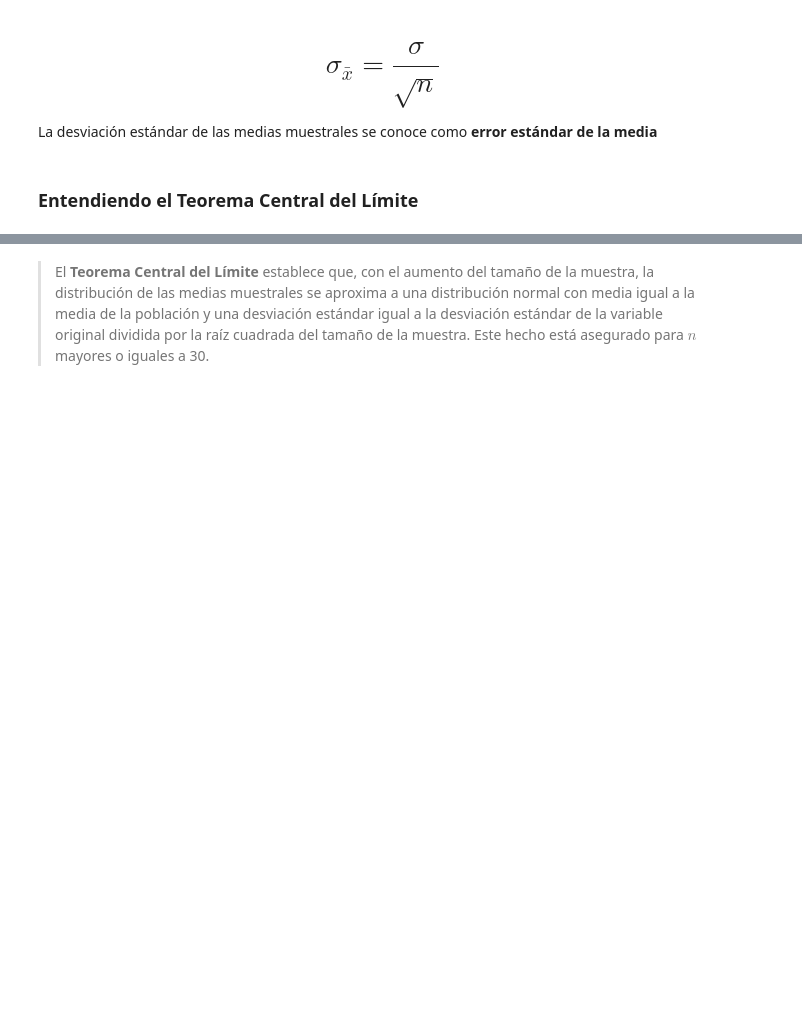
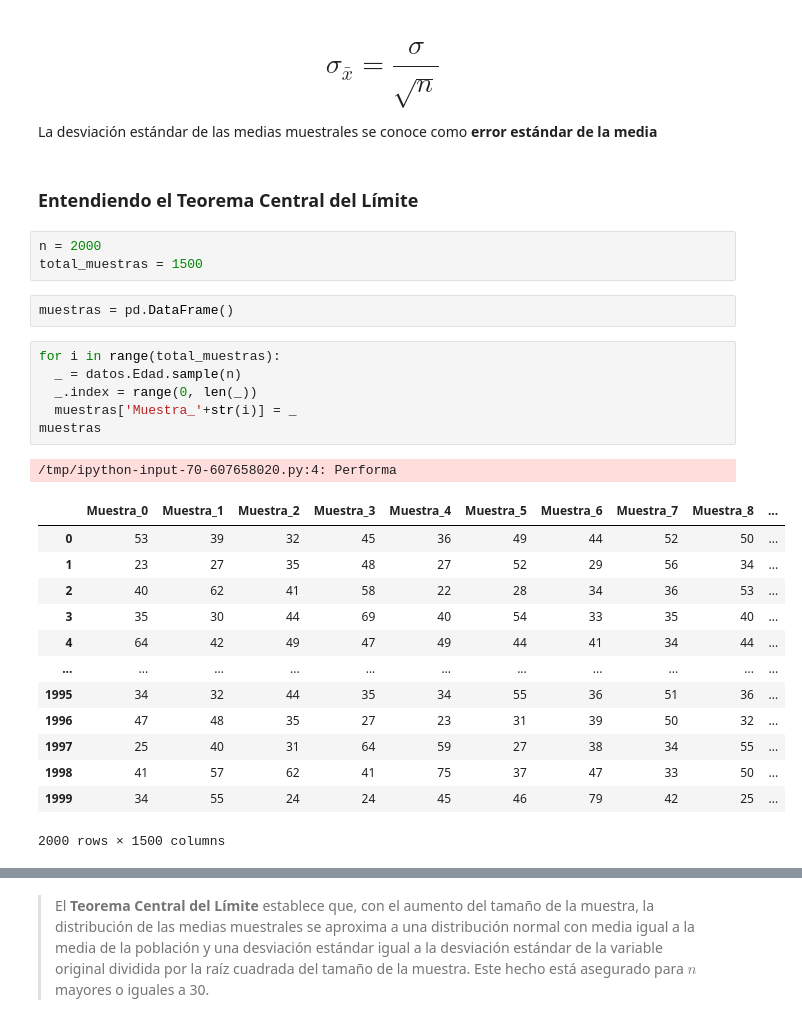
Before and after one commit to Cristiand056/Estadisticas-y-Machine-Learning-G8---ONE, a Jupyter notebook: estadistica_con_python_probabilidad_y_muestreo.ipynb, the cells around one changed output, grey strips where cells are left out. Saved outputs shown, nothing was run; the diff lists cells and outputs as text; blank space fills up the shorter version.

```diff
--- a/estadistica_con_python_probabilidad_y_muestreo.ipynb
+++ b/estadistica_con_python_probabilidad_y_muestreo.ipynb
@@ -723,3 +931,29 @@ Es la forma de hacer suposiciones generalizadas sobre los parámetros de una pob
 La desviación estándar de las medias muestrales se conoce como **error estándar de la media**
 # %% [markdown]
 ### Entendiendo el Teorema Central del Límite
+# %%
+n = 2000
+total_muestras = 1500
+# %%
+muestras = pd.DataFrame()
+# %%
+for i in range(total_muestras):
+  _ = datos.Edad.sample(n)
+  _.index = range(0, len(_))
+  muestras['Muestra_'+str(i)] = _
+muestras
+# %% [output]
+/tmp/ipython-input-70-607658020.py:4: Performa
+|  | Muestra_0 | Muestra_1 | Muestra_2 | Muestra_3 | Muestra_4 | Muestra_5 | Muestra_6 | Muestra_7 | Muestra_8 | ... |
+| 0 | 53 | 39 | 32 | 45 | 36 | 49 | 44 | 52 | 50 | ... |
+| 1 | 23 | 27 | 35 | 48 | 27 | 52 | 29 | 56 | 34 | ... |
+| 2 | 40 | 62 | 41 | 58 | 22 | 28 | 34 | 36 | 53 | ... |
+| 3 | 35 | 30 | 44 | 69 | 40 | 54 | 33 | 35 | 40 | ... |
+| 4 | 64 | 42 | 49 | 47 | 49 | 44 | 41 | 34 | 44 | ... |
+| ... | ... | ... | ... | ... | ... | ... | ... | ... | ... | ... |
+| 1995 | 34 | 32 | 44 | 35 | 34 | 55 | 36 | 51 | 36 | ... |
+| 1996 | 47 | 48 | 35 | 27 | 23 | 31 | 39 | 50 | 32 | ... |
+| 1997 | 25 | 40 | 31 | 64 | 59 | 27 | 38 | 34 | 55 | ... |
+| 1998 | 41 | 57 | 62 | 41 | 75 | 37 | 47 | 33 | 50 | ... |
+| 1999 | 34 | 55 | 24 | 24 | 45 | 46 | 79 | 42 | 25 | ... |
+2000 rows × 1500 columns
```
Also changed, not shown: parts of 54 cells of this notebook.
